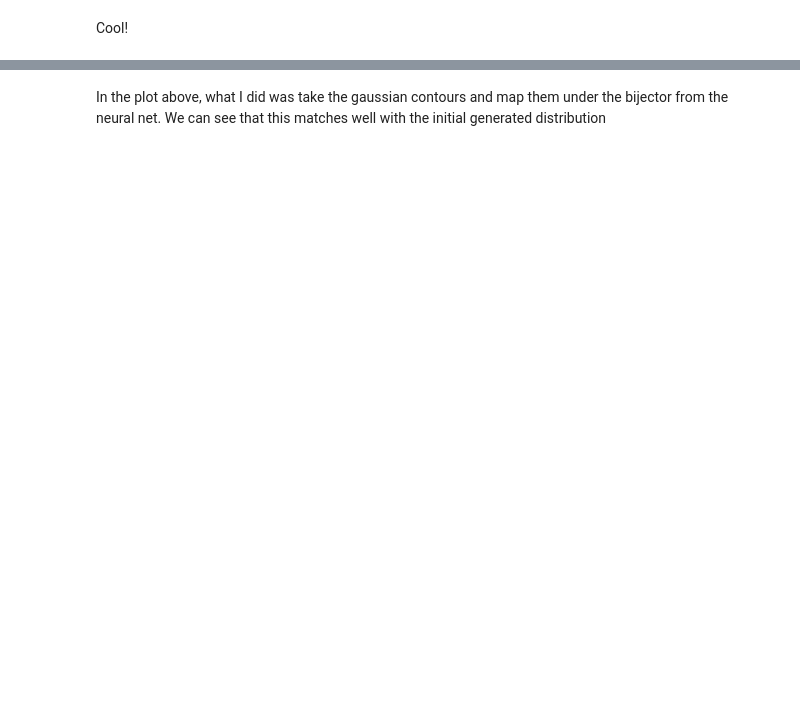
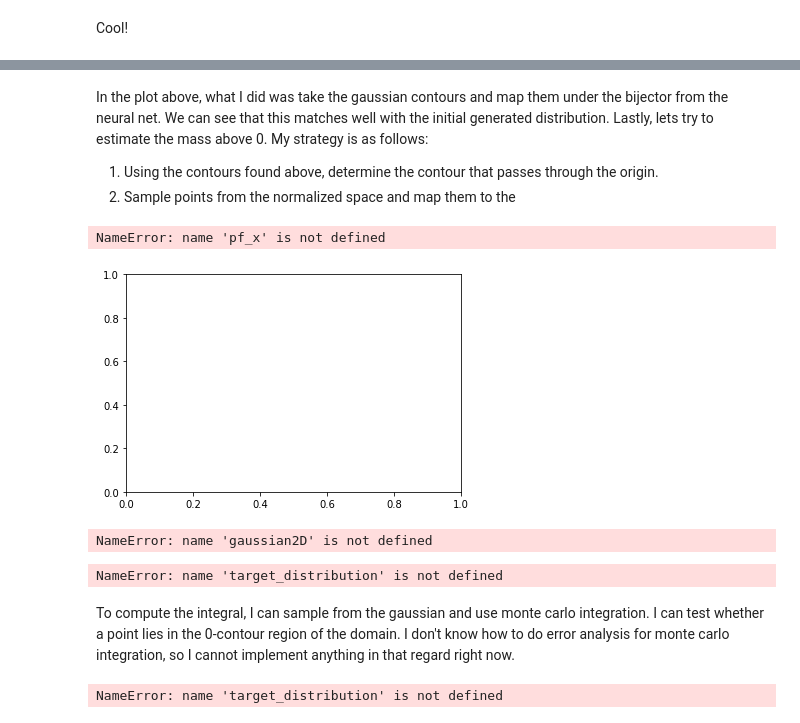
Before and after one commit to SBU-EVAN/jupyter-notebooks, a Jupyter notebook: tensorflow.ipynb, the cells around one changed output, grey strips where cells are left out. Saved outputs shown, nothing was run; the diff lists cells and outputs as text; code cells hidden in the pictures; blank space fills up the shorter version.

Commit message:
added 0-mass contour integral

```diff
--- a/tensorflow.ipynb
+++ b/tensorflow.ipynb
@@ -187,12 +91,17 @@ ax2.hist2d(x,y,bins=[np.linspace(-4,4,10),np.linspace(-4,4,10)])
 # %%
+'''
+Here what I am doing is finding values to perform the fit. I can start with using the previous histgram and using
+a midpoint approximation.
+'''
+
 #print(ax2.hist2d(x,y,bins=[np.linspace(-4,4,10),np.linspace(-4,4,10)])[0])
-results = np.stack(ax2.hist2d(x,y,bins=[np.linspace(-4,4,10),np.linspace(-4,4,10)])[0])
+results = np.stack(ax2.hist2d(x,y,bins=[np.linspace(-4,4,15),np.linspace(-4,4,15)])[0])
 #print(ax2.hist2d(x,y,bins=[np.linspace(-4,4,10),np.linspace(-4,4,10)])[1])
 #print(ax2.hist2d(x,y,bins=[np.linspace(-4,4,10),np.linspace(-4,4,10)])[2])
 binx=[]
 biny=[]
-edge_x = ax2.hist2d(x,y,bins=[np.linspace(-4,4,10),np.linspace(-4,4,10)])[1]
-edge_y = ax2.hist2d(x,y,bins=[np.linspace(-4,4,10),np.linspace(-4,4,10)])[2]
+edge_x = ax2.hist2d(x,y,bins=[np.linspace(-4,4,15),np.linspace(-4,4,15)])[1]
+edge_y = ax2.hist2d(x,y,bins=[np.linspace(-4,4,15),np.linspace(-4,4,15)])[2]
 
 for i in range(len(edge_x)-1):
     binx.append((edge_x[i+1]-edge_x[i])/2 + edge_x[i])
@@ -405,2 +265,18 @@ ax.contour(contour_x,contour_y,z_vals,colors='w')
 # %% [markdown]
-In the plot above, what I did was take the gaussian contours and map them under the bijector from the neural net. We can see that this matches well with the initial generated distribution
+In the plot above, what I did was take the gaussian contours and map them under the bijector from the neural net. We can see that this matches well with the initial generated distribution. Lastly, lets try to estimate the mass above 0. My strategy is as follows:
+
+1. Using the contours found above, determine the contour that passes through the origin.
+2. Sample points from the normalized space and map them to the
+# %%
+## Add a visualization for the origin
+
+fig_contours = plt.figure()
+ax = fig_contours.add_subplot(111)
+ax.hist2d(pf_x,pf_y,bins=[15,15])
+ax.contour(contour_x,contour_y,z_vals,colors='w')
+ax.plot([0,0],[-4,10],color='k',linestyle='dashed')
+ax.plot([-5,5],[0,0],color='k',linestyle='dashed')
+ax.scatter(0,0,color='k')
+# %% [output]
+NameError: name 'pf_x' is not defined
+[figure, added]
@@ -406,0 +299,43 @@ In the plot above, what I did was take the gaussian contours and map them under
+# %%
+# Compare pdf values. Use the prob from original distribution to compute MC integral
+
+po_pb=gaussian2D(ox_pb,oy_pb,xo,yo,sx,sy)
+print(po_pb)
+
+prob = target_distribution.prob([0.,0.])
+print(prob)
+# %% [output]
+NameError: name 'gaussian2D' is not defined
+# %%
+# Plot contour
+
+z_vals = target_distribution.prob(xy_points)
+print(len(xy_points))
+print(len(z_vals))
+x_vals = xy_points
+fig_contours = plt.figure()
+ax = fig_contours.add_subplot(111)
+#ax.hist2d(pf_x,pf_y,bins=[15,15])
+ax.plot([0,0],[-3,3],color='k',linestyle='dashed')
+ax.plot([-3,3],[0,0],color='k',linestyle='dashed')
+ax.contour(x_points , y_points,z_vals,colors='b',levels=[prob])
+ax.scatter(0,0,color='k')
+# %% [output]
+NameError: name 'target_distribution' is not defined
+# %% [markdown]
+To compute the integral, I can sample from the gaussian and use monte carlo integration. I can test whether a point lies in the 0-contour region of the domain. I don't know how to do error analysis for monte carlo integration, so I cannot implement anything in that regard right now.
+# %%
+# integrate
+
+n_points = 10000
+n_pass = 0
+
+_s = target_distribution.sample(n_points)
+_v = target_distribution.prob(_s)
+for val in _v:
+    if val>prob:
+        n_pass+=1
+
+print(n_pass/n_points)
+# %% [output]
+NameError: name 'target_distribution' is not defined
```
Also changed, not shown: parts of 21 cells of this notebook.
